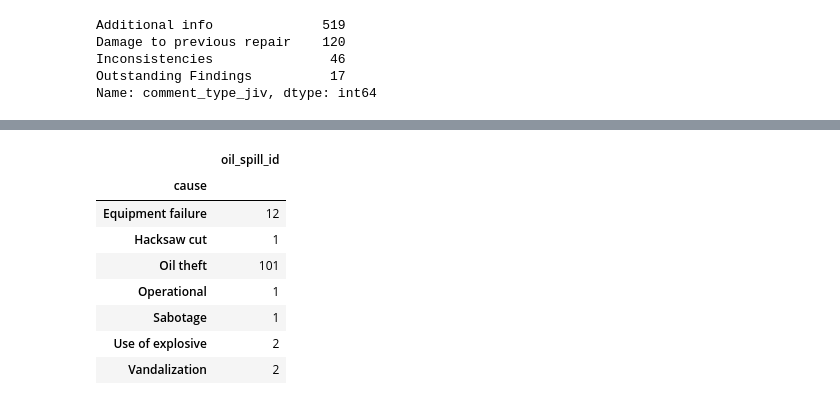
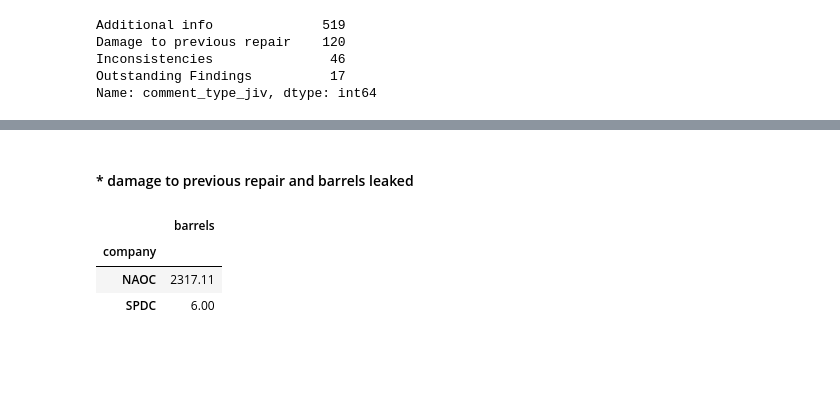
Before and after one commit to estambolieva/oil-spills, a Jupyter notebook: 2. Data Analysis.ipynb, the cells around one changed output, grey strips where cells are left out. Saved outputs shown, nothing was run; the diff lists cells and outputs as text; code cells hidden in the pictures; blank space fills up the shorter version.

```diff
--- a/2. Data Analysis.ipynb
+++ b/2. Data Analysis.ipynb
@@ -647,13 +759,11 @@ update_excel(damage_df, "Damage to Previous Repair")
+# %% [markdown]
+#### * damage to previous repair and barrels leaked
 # %%
-df[df.comment_type_jiv == "Damage to previous repair"][["oil_spill_id", "cause"]]\
-.groupby("cause").count()
+damage_barrels = df[["barrels", "company"]][(df.comment_type_jiv == "Damage to previous repair")]
+damage_barrels[["barrels", "company"]].groupby(["company"])\
+.sum()
 # %% [output]
-|  | oil_spill_id |
-| cause |  |
-| Equipment failure | 12 |
-| Hacksaw cut | 1 |
-| Oil theft | 101 |
-| Operational | 1 |
-| Sabotage | 1 |
-| Use of explosive | 2 |
-| Vandalization | 2 |
+|  | barrels |
+| company |  |
+| NAOC | 2317.11 |
+| SPDC | 6.00 |
```
Also changed, not shown: parts of 20 cells of this notebook.
